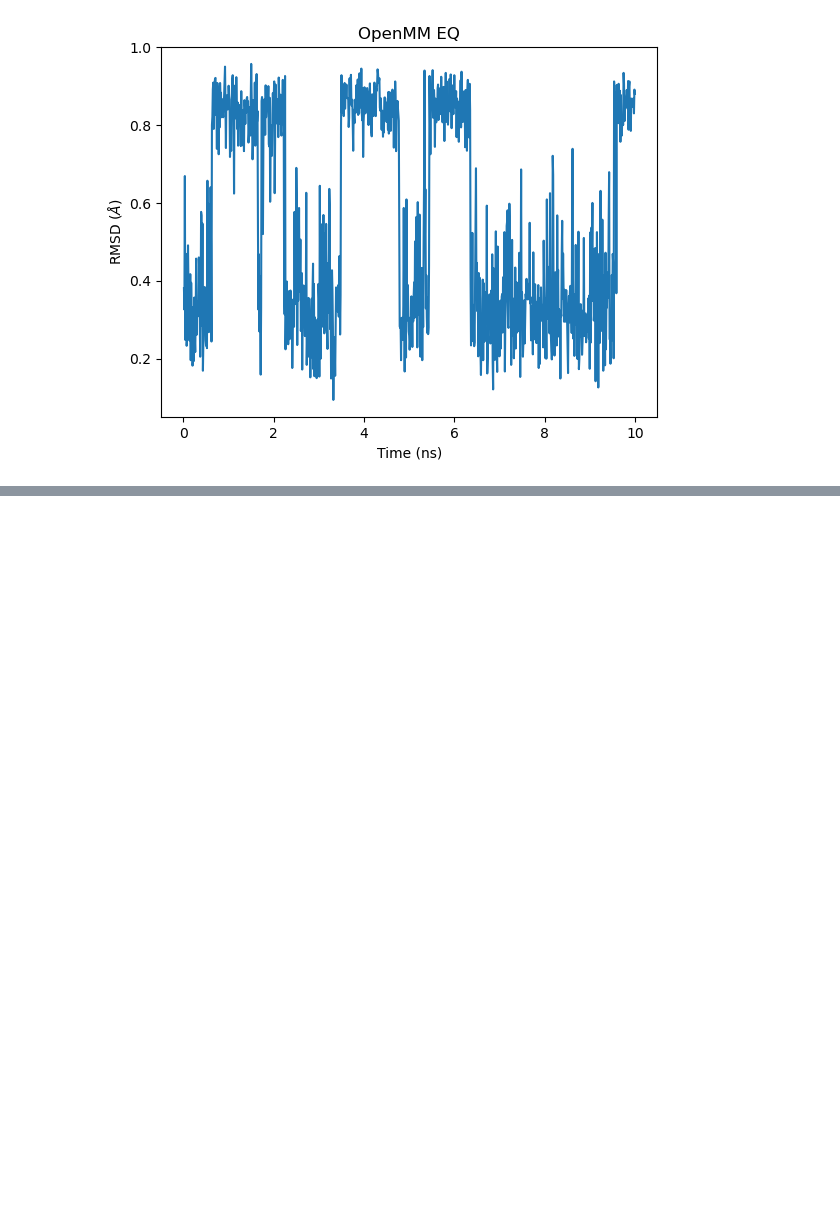
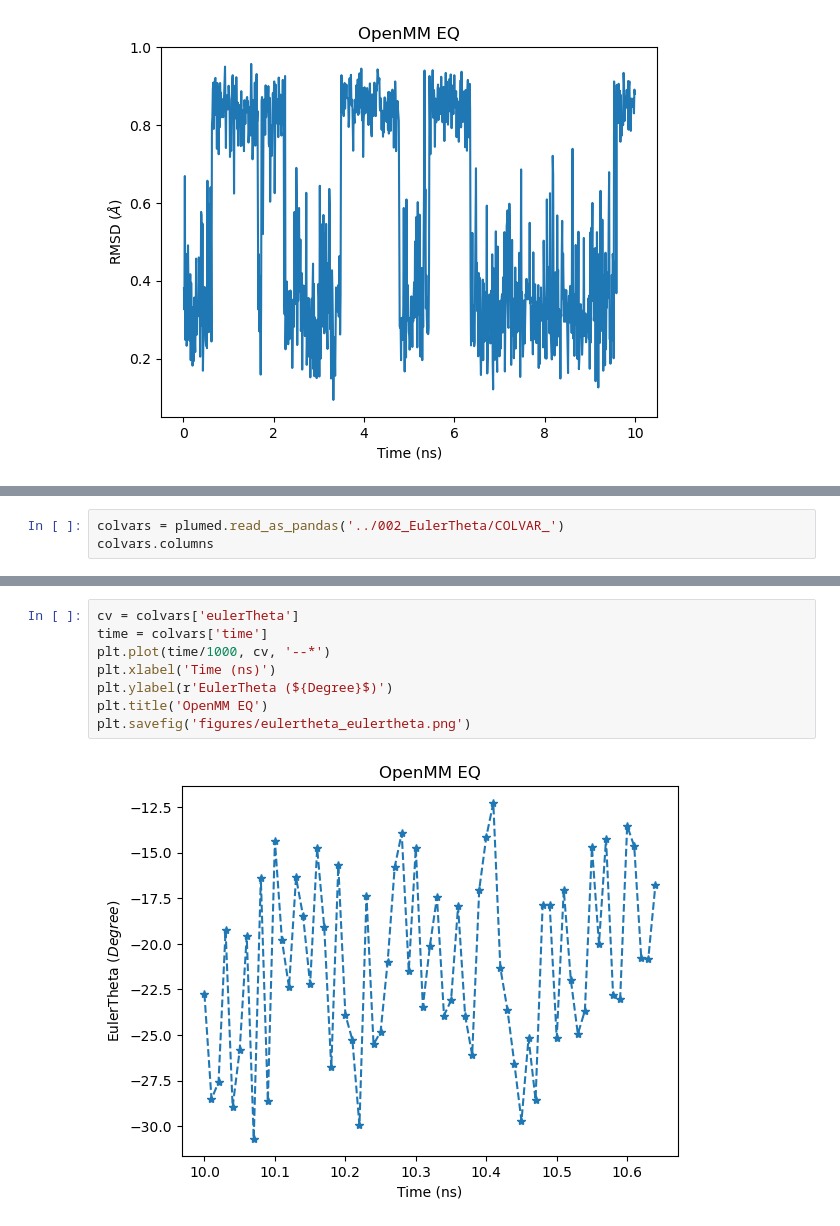
Before and after one commit to ndonyapour/BFEE2_OpenMM, a Jupyter notebook: openmm_plumed/analysis/colvars.ipynb, the cells around one changed output, grey strips where cells are left out. Saved outputs shown, nothing was run; the diff lists cells and outputs as text; blank space fills up the shorter version.

```diff
--- a/openmm_plumed/analysis/colvars.ipynb
+++ b/openmm_plumed/analysis/colvars.ipynb
@@ -54,0 +61,3 @@ fps min -0.016329
+# %%
+colvars = plumed.read_as_pandas('../002_EulerTheta/COLVAR_')
+colvars.columns
@@ -54,0 +74,10 @@ fps min -0.016329
+# %%
+cv = colvars['eulerTheta']
+time = colvars['time']
+plt.plot(time/1000, cv, '--*')
+plt.xlabel('Time (ns)')
+plt.ylabel(r'EulerTheta (${Degree}$)')
+plt.title('OpenMM EQ')
+plt.savefig('figures/eulertheta_eulertheta.png')
+# %% [output]
+[figure, added]
```
Also changed, not shown: parts of 6 cells of this notebook, 11 other files.
